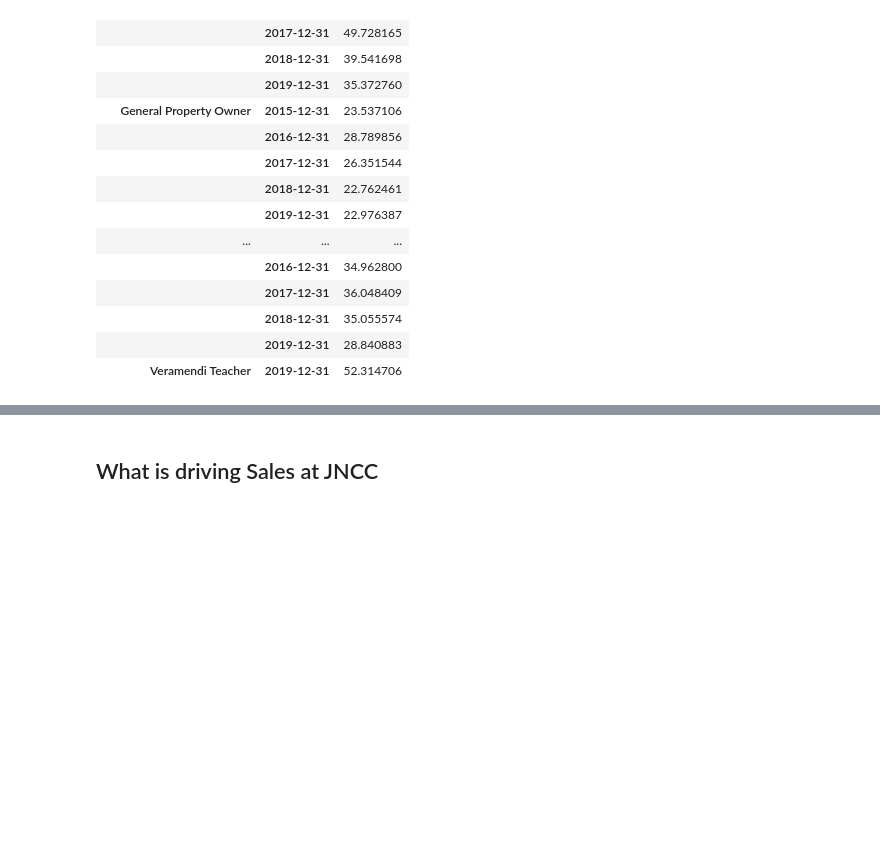
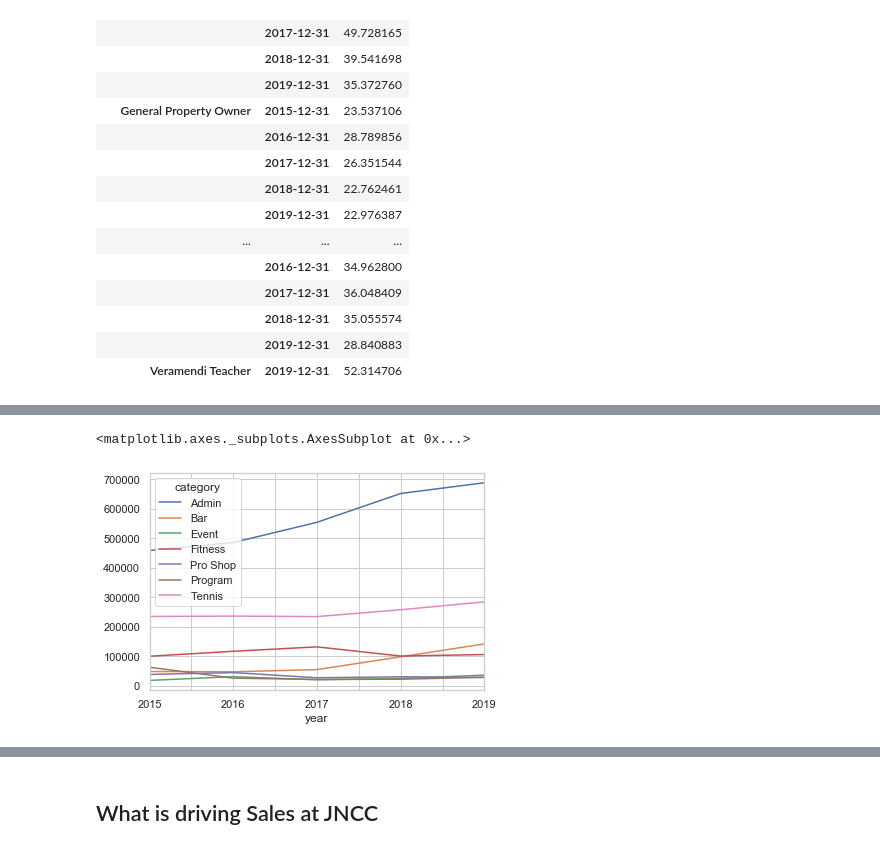
Before and after one commit to crisgiovanoni/jncc_project, a Jupyter notebook: bi_analysis.ipynb, the cells around one changed output, grey strips where cells are left out. Saved outputs shown, nothing was run; the diff lists cells and outputs as text; code cells hidden in the pictures; blank space fills up the shorter version.

```diff
--- a/bi_analysis.ipynb
+++ b/bi_analysis.ipynb
@@ -74,0 +204,2 @@ dft.groupby("membership").resample("Y")[["total"]].mean()
+# %%
+yearly = dft.groupby([dft.index.strftime('%Y'),"category"]).sum().reset_index().rename(columns={"level_0":"year"})
@@ -74,0 +226,5 @@ dft.groupby("membership").resample("Y")[["total"]].mean()
+# %%
+yearly.pivot_table("total","year","category").plot()
+# %% [output]
+<matplotlib.axes._subplots.AxesSubplot at 0x...>
+[figure, added]
```
Also changed, not shown: parts of 15 cells of this notebook.
